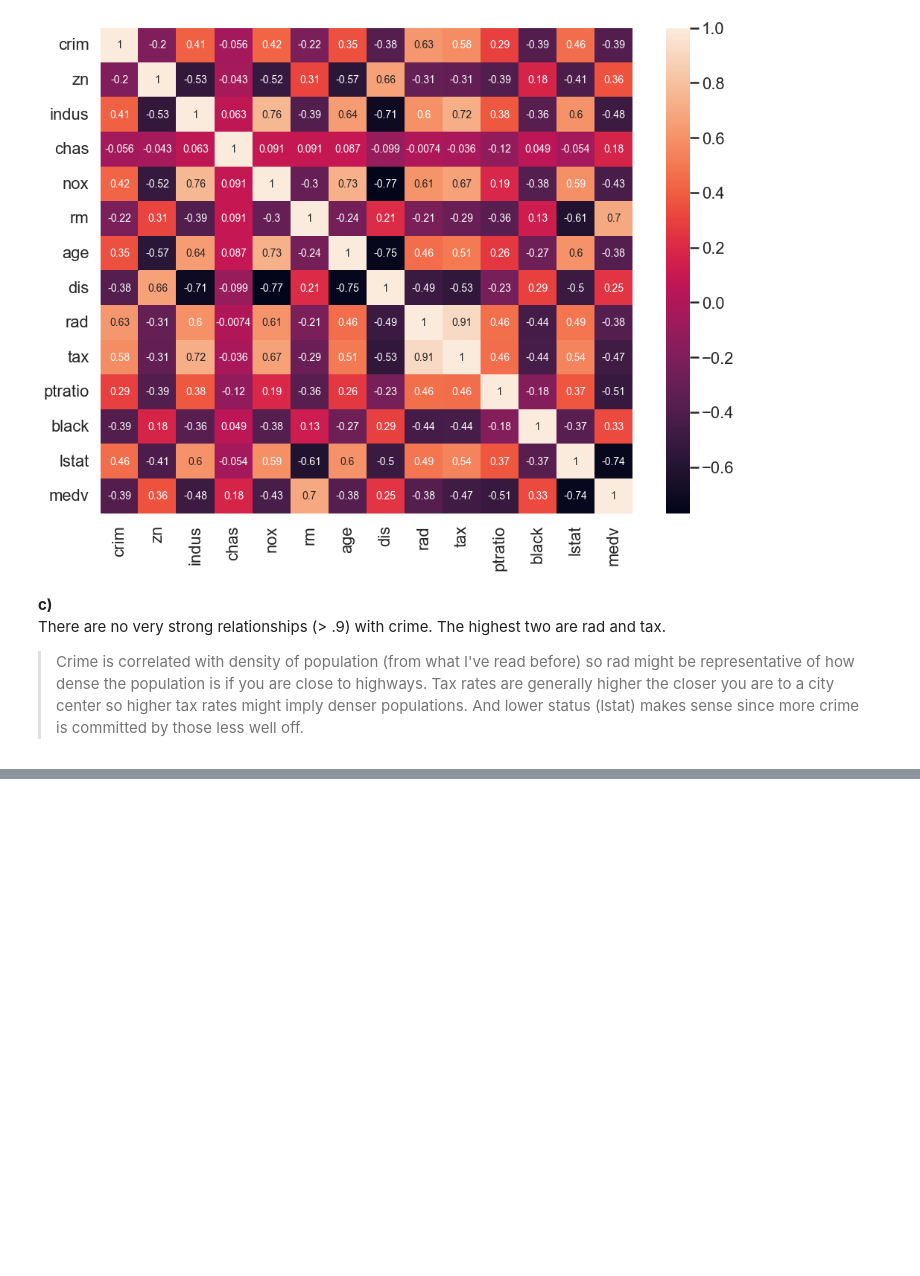
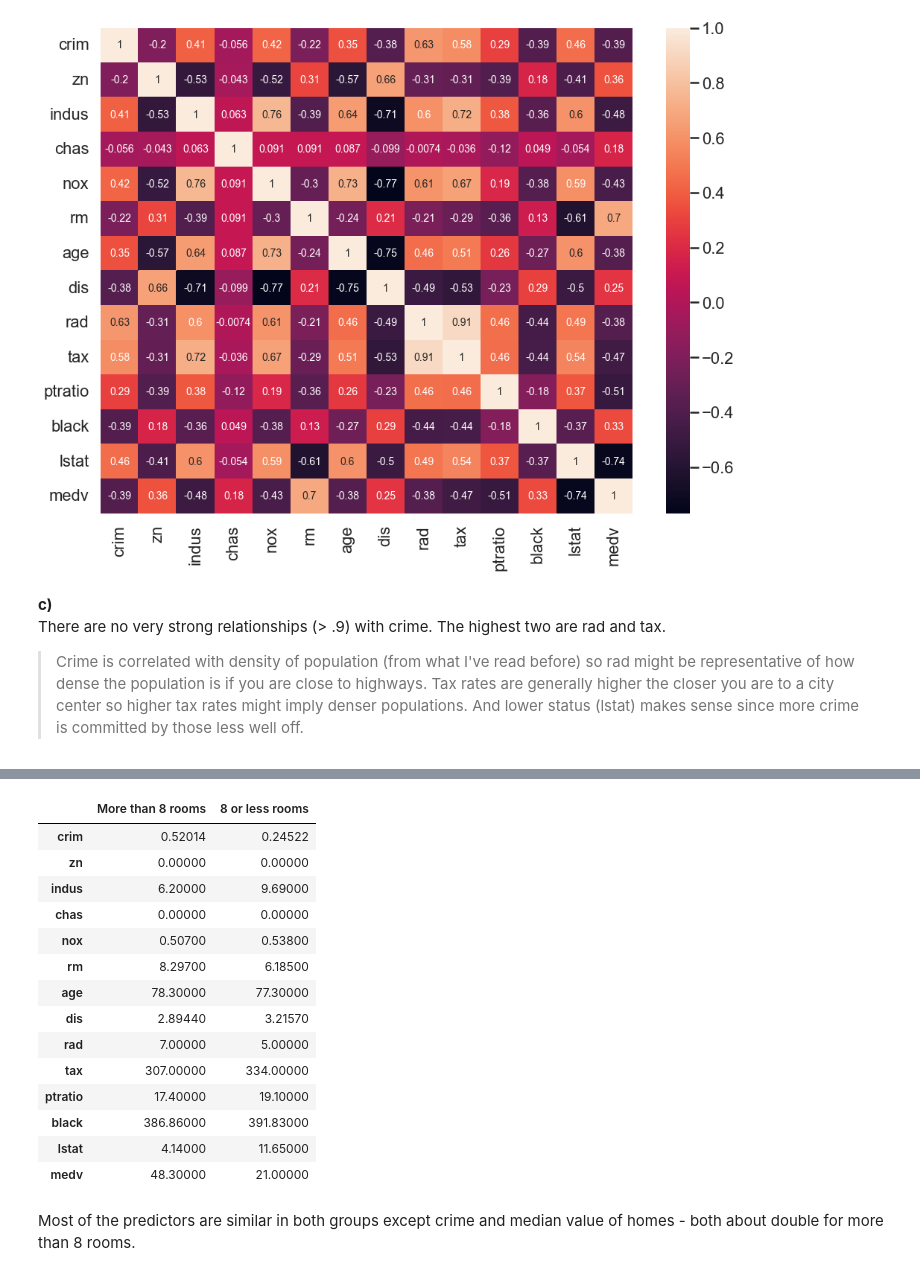
Before and after one commit to skacem/An-Introduction-to-Statistical-Learning, a Jupyter notebook: Chapter_1_and_2/Exercies.ipynb, the cells around one changed output, grey strips where cells are left out. Saved outputs shown, nothing was run; the diff lists cells and outputs as text; code cells hidden in the pictures; blank space fills up the shorter version.

```diff
--- a/Chapter_1_and_2/Exercies.ipynb
+++ b/Chapter_1_and_2/Exercies.ipynb
@@ -408,0 +467,22 @@ There are no very strong relationships (> .9) with crime. The highest two are ra
+# %%
+# h)
+pd.DataFrame({'More than 8 rooms': boston[boston['rm'] > 8].describe().loc['50%'],
+              '8 or less rooms' : boston[boston['rm'] <= 8].describe().loc['50%']})
+# %% [output]
+|  | More than 8 rooms | 8 or less rooms |
+| crim | 0.52014 | 0.24522 |
+| zn | 0.00000 | 0.00000 |
+| indus | 6.20000 | 9.69000 |
+| chas | 0.00000 | 0.00000 |
+| nox | 0.50700 | 0.53800 |
+| rm | 8.29700 | 6.18500 |
+| age | 78.30000 | 77.30000 |
+| dis | 2.89440 | 3.21570 |
+| rad | 7.00000 | 5.00000 |
+| tax | 307.00000 | 334.00000 |
+| ptratio | 17.40000 | 19.10000 |
+| black | 386.86000 | 391.83000 |
+| lstat | 4.14000 | 11.65000 |
+| medv | 48.30000 | 21.00000 |
+# %% [markdown]
+Most of the predictors are  similar in both groups except crime and median value of homes - both about double for more than 8 rooms.
```
Also changed, not shown: parts of 9 cells of this notebook, 1 other file.
